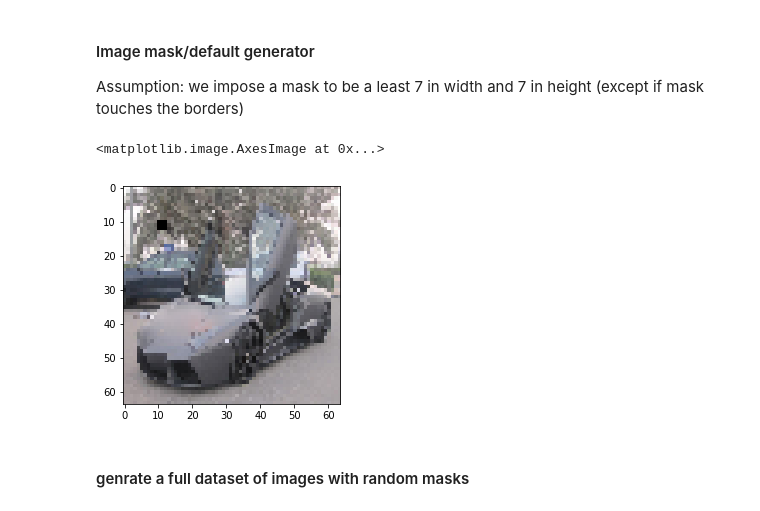
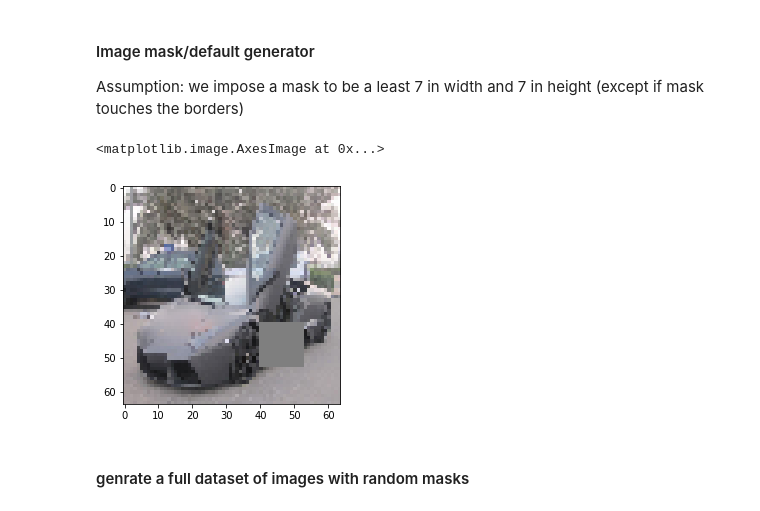
Before and after one commit to clementruin/ImageInpainting, a Jupyter notebook: preprocessing_cars_demo.ipynb, the cells around one changed output. Saved outputs shown, nothing was run; the diff lists cells and outputs as text; code cells hidden in the pictures.

```diff
--- a/preprocessing_cars_demo.ipynb
+++ b/preprocessing_cars_demo.ipynb
@@ -154,14 +154,14 @@ def mask(img, loc):
     x, y, h, w = loc
     h = min(h, height-y)
     w = min(w, width-x)
-    img[:, x:x+w, y:y+h] = 0.
+    img[:, x:x+w, y:y+h] = 0.5
 # %%
 # example
-mask(X_all[13], (10, 10, 3, 3))
+mask(X_all[13], (40, 40, 13, 13))
 plt.imshow(X_all[13].transpose(1, 2, 0))
 # %% [output]
 <matplotlib.image.AxesImage at 0x...>
-[figure, old version]
+[figure, new version]
 # %% [markdown]
 #### genrate a full dataset of images with random masks
 # %%
```
Also changed, not shown: parts of 6 cells of this notebook, 1 other file.
